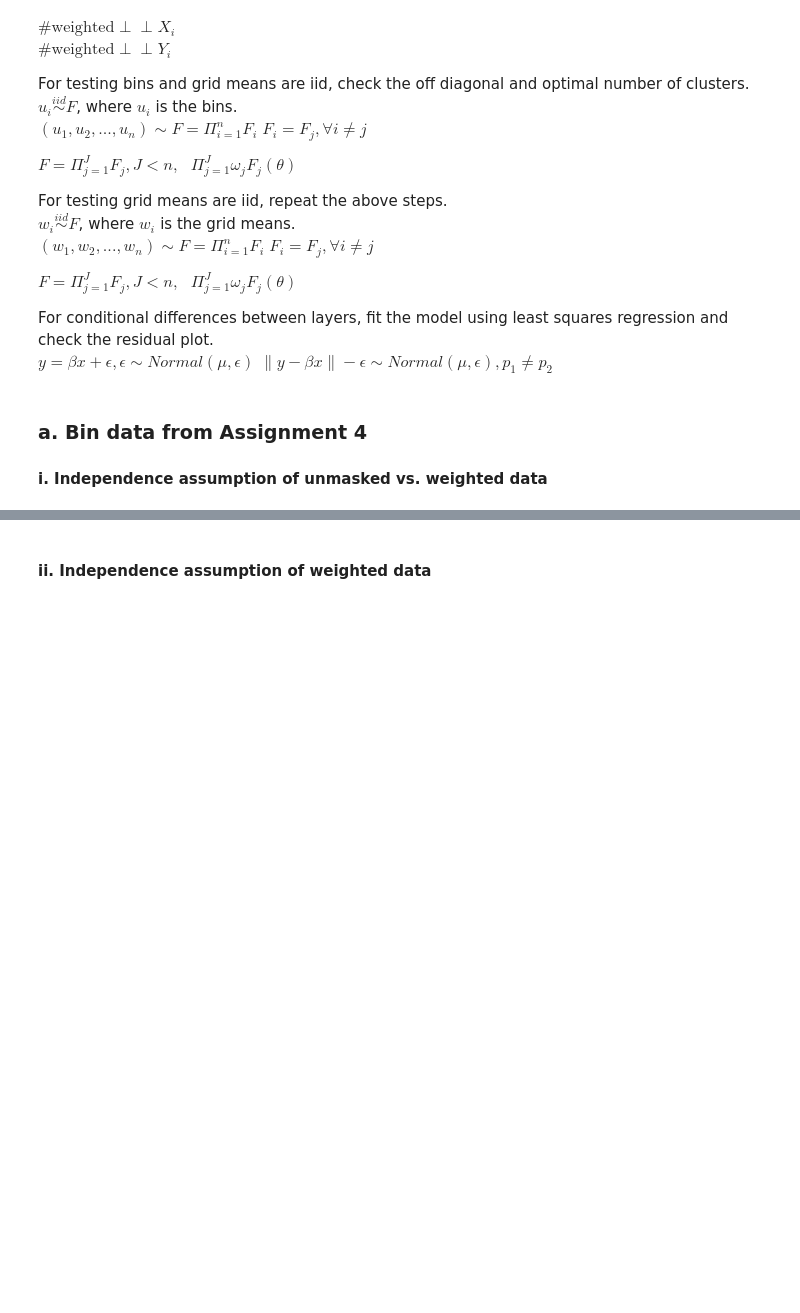
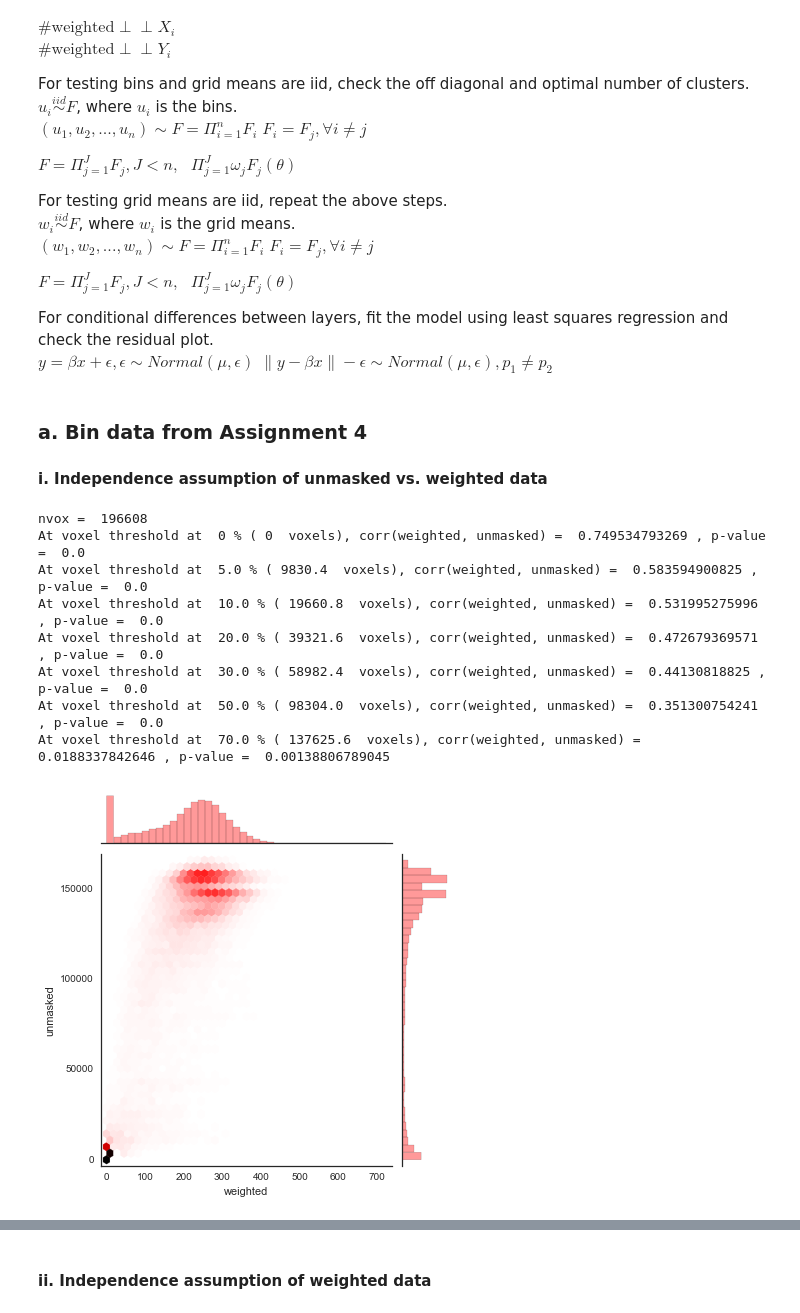
Before and after one commit to Upward-Spiral-Science/chengchang, a Jupyter notebook: Assignment 6.ipynb, the cells around one changed output, grey strips where cells are left out. Cells and saved outputs as stored; diff of their text form; code cells hidden in the pictures; blank space fills up the shorter version.

```diff
--- a/Assignment 6.ipynb
+++ b/Assignment 6.ipynb
@@ -60,20 +61,30 @@ df['weighted'] = df['synapses']/df['unmasked']*nvox
 # %%
 print "nvox = ", nvox
 df['weighted'] = df['synapses']/df['unmasked']*nvox
 syn_wt = df['weighted']
 unmask = df['unmasked']
 
 with sns.axes_style('white'):
     sns.jointplot(x=syn_wt, y=unmask, kind='hex', color='r',
                   xlim=(syn_wt.min()-0.02*np.ptp(syn_wt),syn_wt.max()+0.02*np.ptp(syn_wt)),
                   ylim=(unmask.min()-0.02*np.ptp(unmask),unmask.max()+0.02*np.ptp(unmask)),
                   joint_kws={'gridsize':40}, marginal_kws={'bins':40}, stat_func=None);
 
 for voxThreshProp in [0, .05, .1, .2, .3, .5, .7]:
     voxThresh = nvox*voxThreshProp
     dfthr = df[df['unmasked']>voxThresh] # Thresholded data frame
     syn_wt_thresh = dfthr['weighted']
     unmask_thresh = dfthr['unmasked']
 
-    [corr_thresh,p_thresh] = sp.pearsonr(syn_wt_thresh,y=unmask_thresh)
-    print "At voxel threshold of ", voxThresh, ", corr(weighted, unmasked) = ", corr_thresh, ", p-value = ", p_thresh
+    [corr_thresh,p_thresh] = ss.pearsonr(syn_wt_thresh,y=unmask_thresh)
+    print "At voxel threshold at ", voxThreshProp*100, "% (", voxThresh, " voxels), corr(weighted, unmasked) = ", corr_thresh, ", p-value = ", p_thresh
+# %% [output]
+nvox =  196608
+At voxel threshold at  0 % ( 0  voxels), corr(weighted, unmasked) =  0.749534793269 , p-value =  0.0
+At voxel threshold at  5.0 % ( 9830.4  voxels), corr(weighted, unmasked) =  0.583594900825 , p-value =  0.0
+At voxel threshold at  10.0 % ( 19660.8  voxels), corr(weighted, unmasked) =  0.531995275996 , p-value =  0.0
+At voxel threshold at  20.0 % ( 39321.6  voxels), corr(weighted, unmasked) =  0.472679369571 , p-value =  0.0
+At voxel threshold at  30.0 % ( 58982.4  voxels), corr(weighted, unmasked) =  0.44130818825 , p-value =  0.0
+At voxel threshold at  50.0 % ( 98304.0  voxels), corr(weighted, unmasked) =  0.351300754241 , p-value =  0.0
+At voxel threshold at  70.0 % ( 137625.6  voxels), corr(weighted, unmasked) =  0.0188337842646 , p-value =  0.00138806789045
+[figure, added]
```
Also changed, not shown: parts of 10 cells of this notebook.
